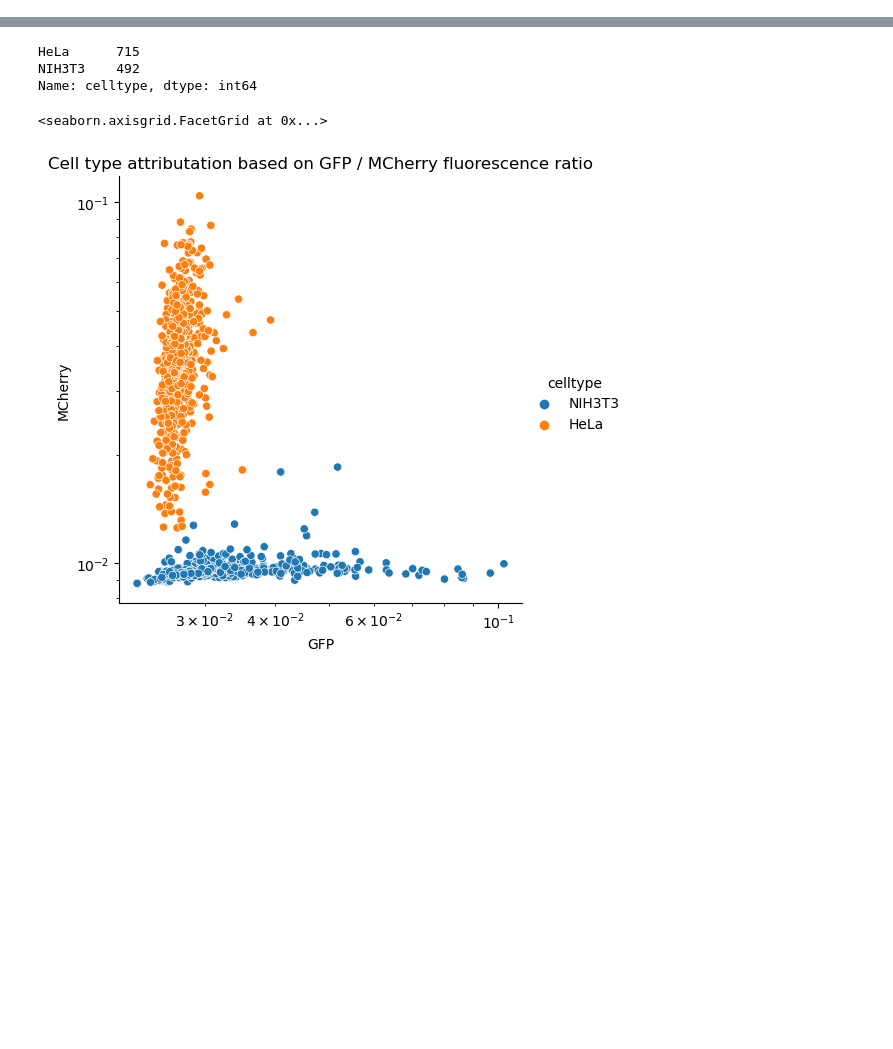
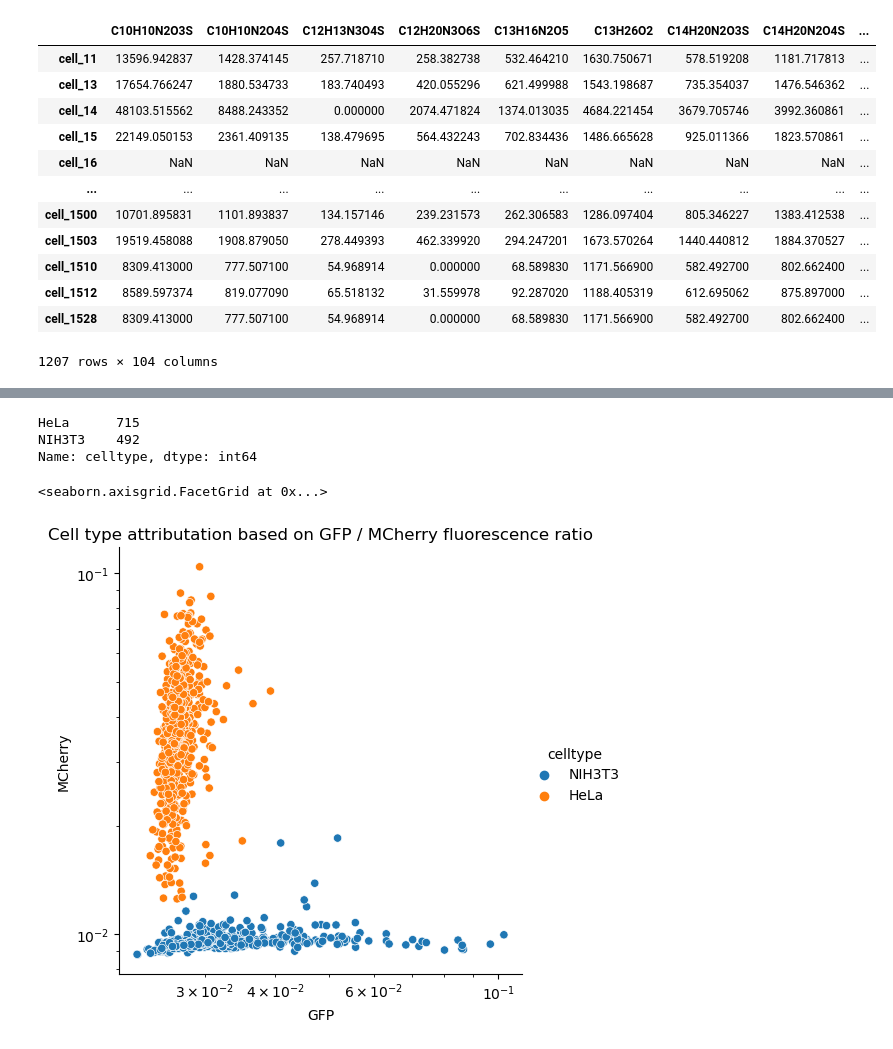
Before and after one commit to mariusrklein/FDA_project, a Jupyter notebook: correction_evaluation.ipynb, the cells around one changed output, grey strips where cells are left out. Cells and saved outputs as stored; diff of their text form; code cells hidden in the pictures; blank space fills up the shorter version.

```diff
--- a/correction_evaluation.ipynb
+++ b/correction_evaluation.ipynb
@@ -6,6 +6,31 @@ import scanpy as sc
 import seaborn as sns
 from src.functions import *
 from sklearn.cluster import KMeans
+# %%
+def load_intensities_r(path):
+    intensities_df = pd.read_csv(path)
+    intensities_df.index = [ CELL_PRE + str(i) for i in intensities_df.cell]
+    intensities_df.pop('cell')
+    return(intensities_df)
+
+
+norm_ion_intensities = load_intensities_r('data/raw_intensities_r.csv')
+norm_cor_ion_intensities = load_intensities_r('data/cor_intensities_r.csv')
+norm_ion_intensities
+# %% [output]
+|  | C10H10N2O3S | C10H10N2O4S | C12H13N3O4S | C12H20N3O6S | C13H16N2O5 | C13H26O2 | C14H20N2O3S | C14H20N2O4S | ... |
+| cell_11 | 13596.942837 | 1428.374145 | 257.718710 | 258.382738 | 532.464210 | 1630.750671 | 578.519208 | 1181.717813 | ... |
+| cell_13 | 17654.766247 | 1880.534733 | 183.740493 | 420.055296 | 621.499988 | 1543.198687 | 735.354037 | 1476.546362 | ... |
+| cell_14 | 48103.515562 | 8488.243352 | 0.000000 | 2074.471824 | 1374.013035 | 4684.221454 | 3679.705746 | 3992.360861 | ... |
+| cell_15 | 22149.050153 | 2361.409135 | 138.479695 | 564.432243 | 702.834436 | 1486.665628 | 925.011366 | 1823.570861 | ... |
+| cell_16 | NaN | NaN | NaN | NaN | NaN | NaN | NaN | NaN | ... |
+| ... | ... | ... | ... | ... | ... | ... | ... | ... | ... |
+| cell_1500 | 10701.895831 | 1101.893837 | 134.157146 | 239.231573 | 262.306583 | 1286.097404 | 805.346227 | 1383.412538 | ... |
+| cell_1503 | 19519.458088 | 1908.879050 | 278.449393 | 462.339920 | 294.247201 | 1673.570264 | 1440.440812 | 1884.370527 | ... |
+| cell_1510 | 8309.413000 | 777.507100 | 54.968914 | 0.000000 | 68.589830 | 1171.566900 | 582.492700 | 802.662400 | ... |
+| cell_1512 | 8589.597374 | 819.077090 | 65.518132 | 31.559978 | 92.287020 | 1188.405319 | 612.695062 | 875.897000 | ... |
+| cell_1528 | 8309.413000 | 777.507100 | 54.968914 | 0.000000 | 68.589830 | 1171.566900 | 582.492700 | 802.662400 | ... |
+1207 rows × 104 columns
 # %%
 norm_ion_intensities = pd.read_pickle('data/Mx_Co_Cultured/normalized_ion_intensities.pkl')
 norm_cor_ion_intensities = pd.read_pickle('data/Mx_Co_Cultured/normalized_corrected_ion_intensities.pkl')
```
Also changed, not shown: parts of 8 cells of this notebook.
